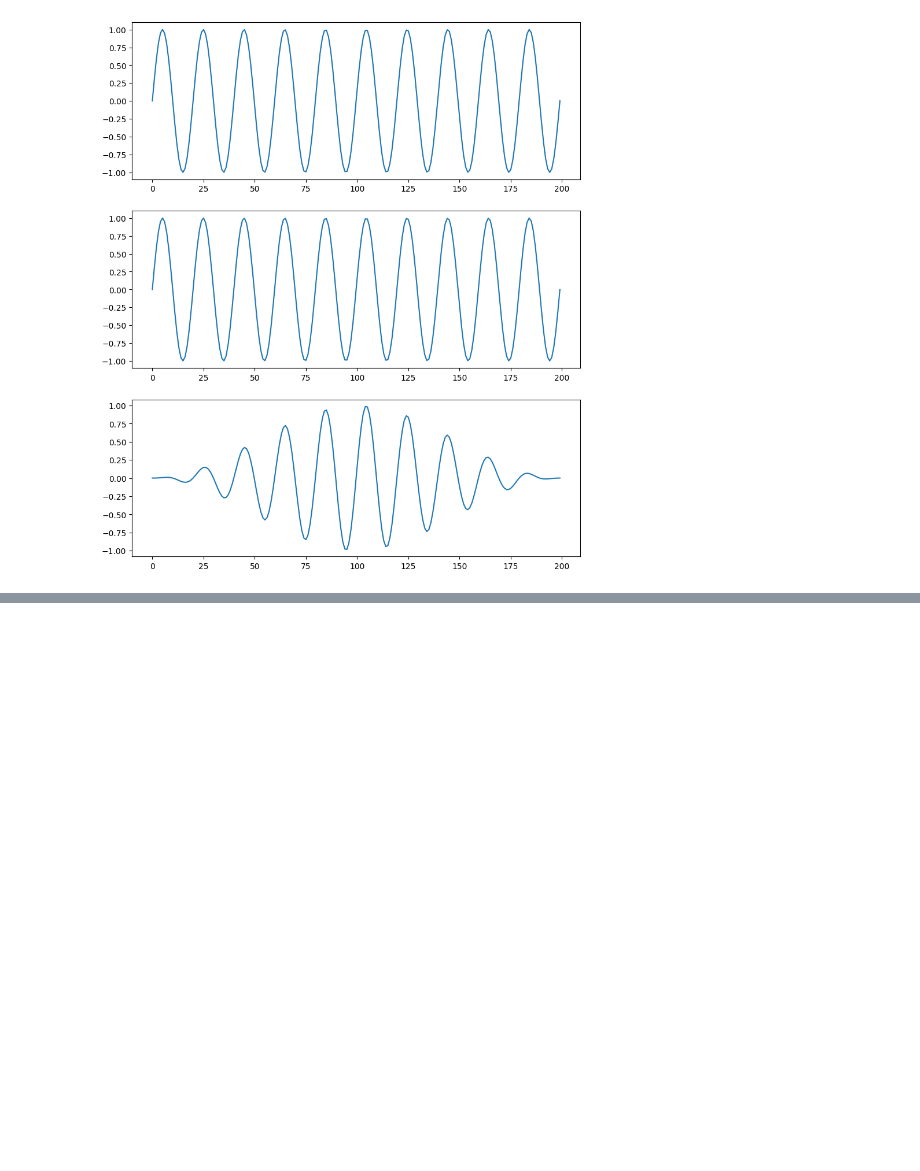
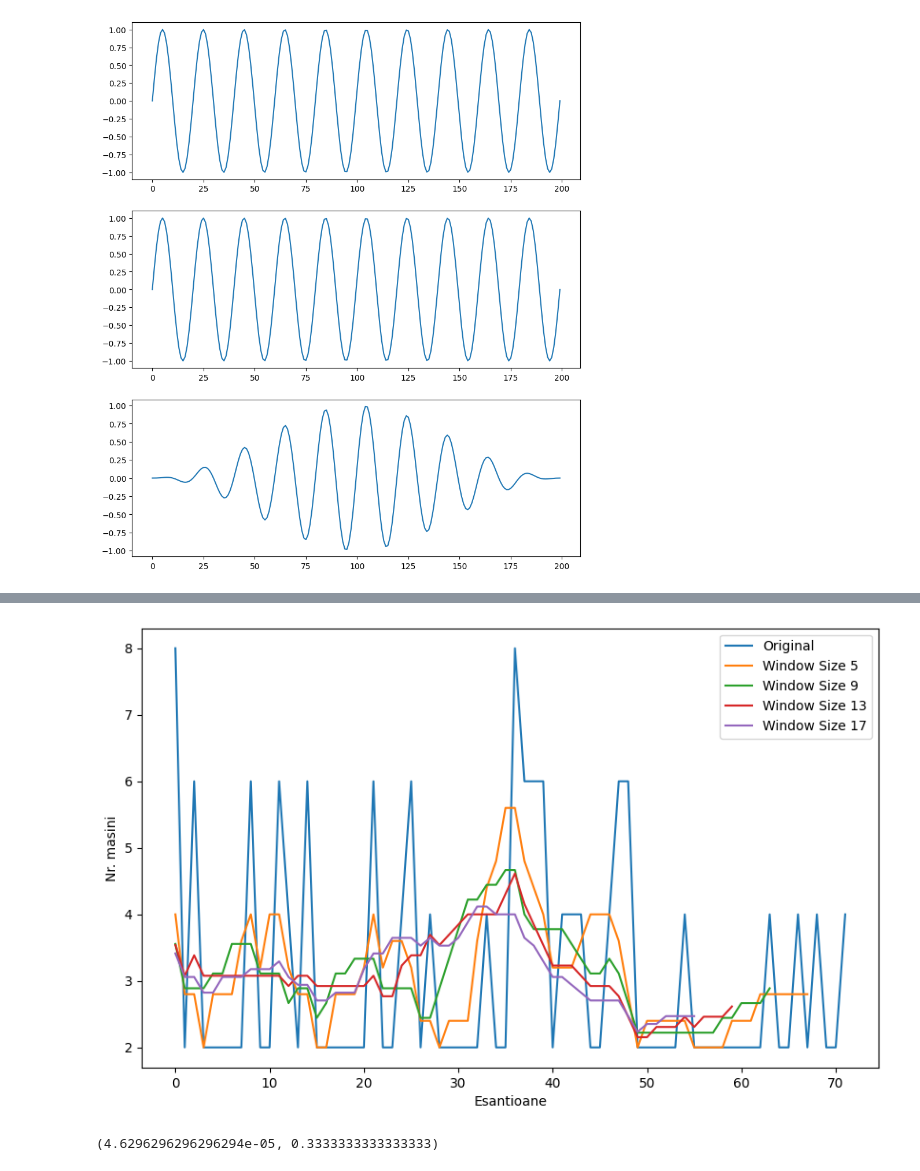
Before and after one commit to GVolter/Procesarea-Semnalelor-FMI, a Jupyter notebook: Laborator06/lab06.ipynb, the cells around one changed output, grey strips where cells are left out. Cells and saved outputs as stored; diff of their text form; code cells hidden in the pictures; blank space fills up the shorter version.

```diff
--- a/Laborator06/lab06.ipynb
+++ b/Laborator06/lab06.ipynb
@@ -65,0 +81,35 @@ axs[2].plot(hanning_window_sin)
+# %%
+window_sizes = [5, 9, 13, 17]
+
+smoothed_signals = {}
+for w in window_sizes:
+    smoothed_signal = np.convolve(x, np.ones(w), 'valid') / w
+    smoothed_signals[w] = smoothed_signal
+
+plt.figure(figsize=(10, 6))
+
+plt.plot(time_hours, car_counts, label='Original')
+
+for w, smoothed_signal in smoothed_signals.items():
+    # Adjust the length of the time array to match the smoothed signal
+    adjusted_time_hours = time_hours[:len(smoothed_signal)]
+    plt.plot(adjusted_time_hours, smoothed_signal, label=f'Window Size {w}')
+
+plt.xlabel('Esantioane')
+plt.ylabel('Nr. masini')
+plt.legend()
+plt.show()
+# %% [output]
+[figure, added]
+# %%
+sampling_frequency_hz = 1 / 3600
+
+cutoff_frequency_hz = 1 / (6 * 3600)
+
+nyquist_frequency_hz = sampling_frequency_hz / 2
+
+normalized_cutoff_frequency = cutoff_frequency_hz / nyquist_frequency_hz
+
+cutoff_frequency_hz, normalized_cutoff_frequency
+# %% [output]
+(4.6296296296296294e-05, 0.3333333333333333)
```
Also changed, not shown: parts of 4 cells of this notebook, 1 other file.
